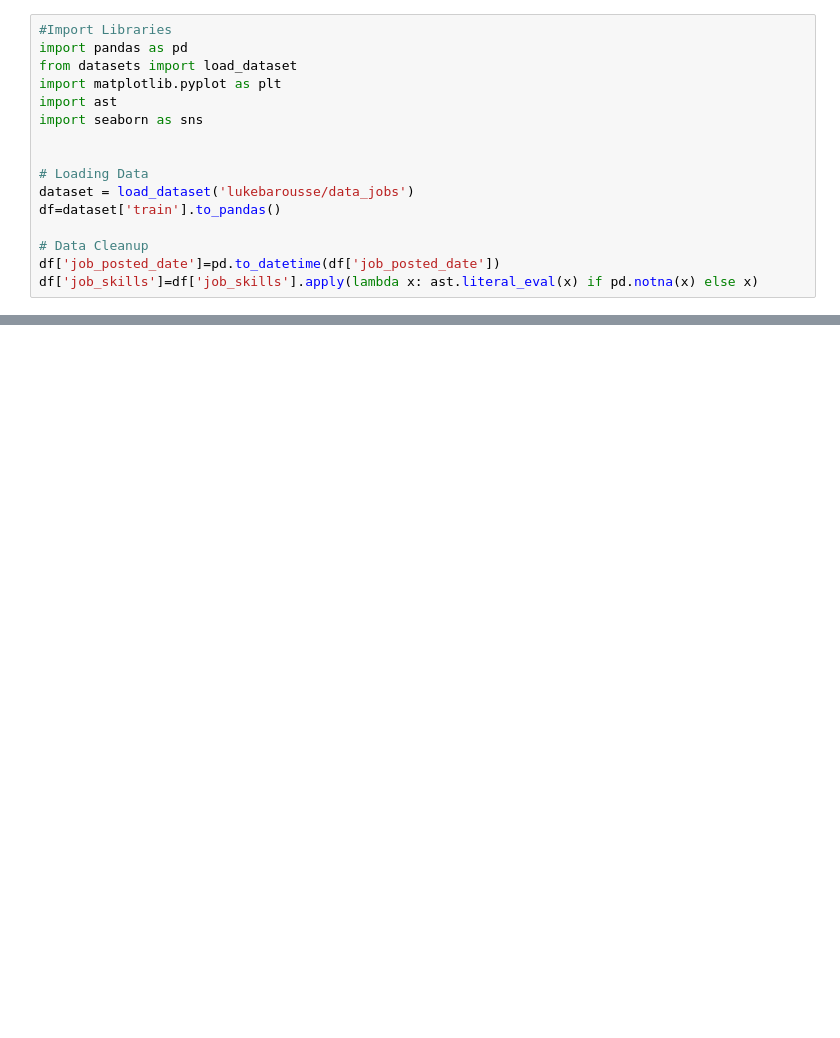
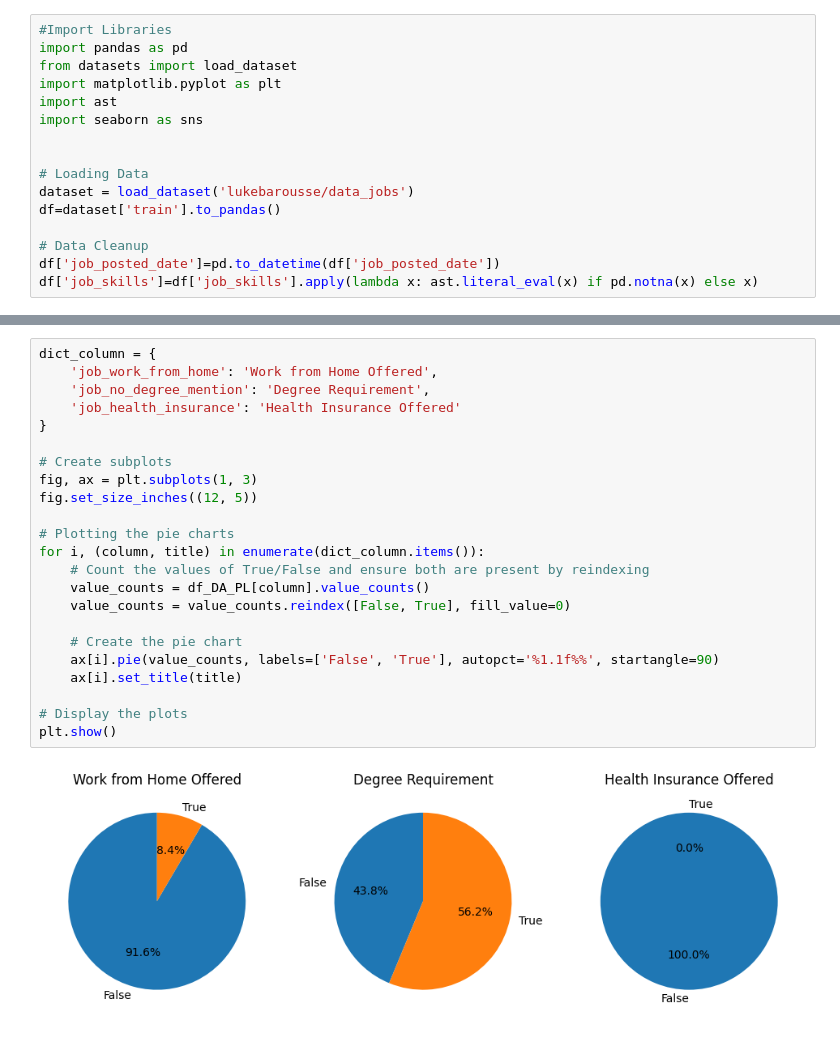
Before and after one commit to darko-skr/Data_Analyst_Python_Project, a Jupyter notebook: Python_Data_Analyst_Job_Project/EDA_intro.ipynb, the cells around one changed output, grey strips where cells are left out. Drawn from its saved outputs; the diff is of its cells as text; blank space fills up the shorter version.

```diff
--- a/Python_Data_Analyst_Job_Project/EDA_intro.ipynb
+++ b/Python_Data_Analyst_Job_Project/EDA_intro.ipynb
@@ -24,0 +53,25 @@ NameError: name 'sns' is not defined
+# %%
+dict_column = {
+    'job_work_from_home': 'Work from Home Offered',
+    'job_no_degree_mention': 'Degree Requirement',
+    'job_health_insurance': 'Health Insurance Offered'
+}
+
+# Create subplots
+fig, ax = plt.subplots(1, 3)
+fig.set_size_inches((12, 5))
+
+# Plotting the pie charts
+for i, (column, title) in enumerate(dict_column.items()):
+    # Count the values of True/False and ensure both are present by reindexing
+    value_counts = df_DA_PL[column].value_counts()
+    value_counts = value_counts.reindex([False, True], fill_value=0)
+
+    # Create the pie chart
+    ax[i].pie(value_counts, labels=['False', 'True'], autopct='%1.1f%%', startangle=90)
+    ax[i].set_title(title)
+
+# Display the plots
+plt.show()
+# %% [output]
+[figure, added]
```
Also changed, not shown: parts of 4 cells of this notebook.
